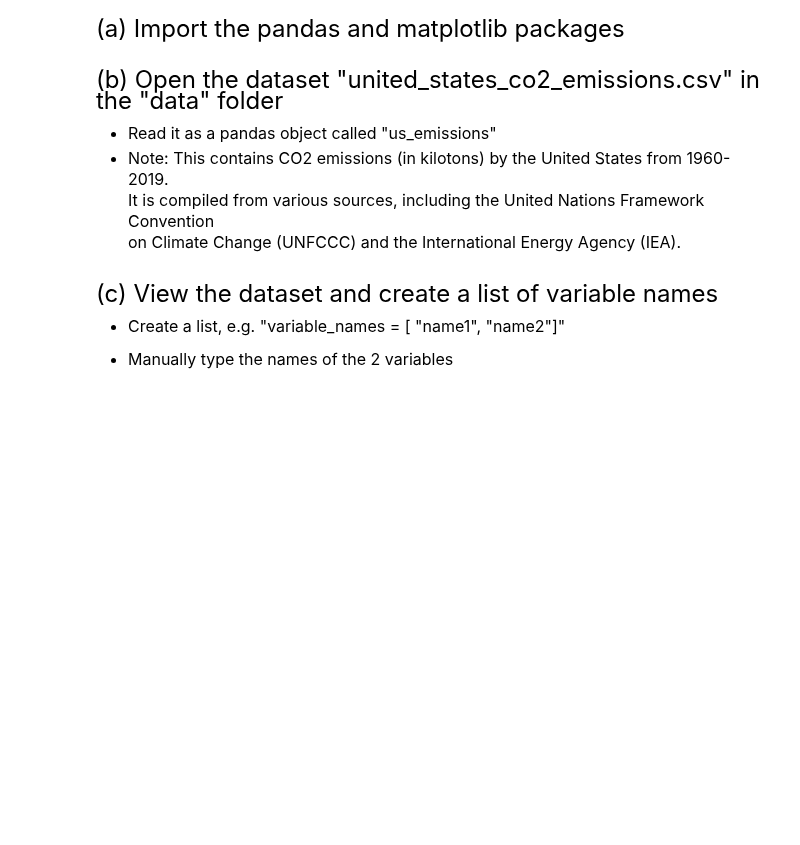
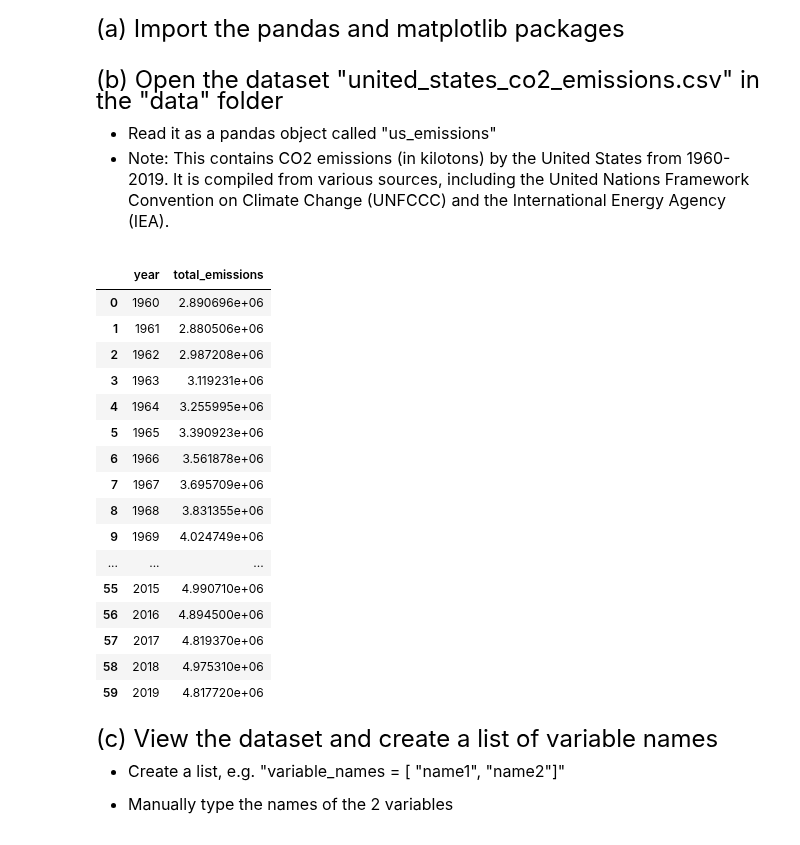
Before and after one commit to zoe-liu-724/qtm151spring2025, a Jupyter notebook: assignment 2/Assignment2.ipynb, the cells around one changed output. Saved outputs shown, nothing was run; the diff lists cells and outputs as text; code cells hidden in the pictures; blank space fills up the shorter version.

```diff
--- a/assignment 2/Assignment2.ipynb
+++ b/assignment 2/Assignment2.ipynb
@@ -26,6 +26,4 @@ import pandas as pd
 <font size = "3">
 
 - Read it as a pandas object called "us_emissions"
-- Note: This contains CO2 emissions (in kilotons) by the United States from 1960-2019. <br/>
-It is compiled from various sources, including the United Nations Framework Convention <br/>
-on Climate Change (UNFCCC) and the International Energy Agency (IEA).
+- Note: This contains CO2 emissions (in kilotons) by the United States from 1960-2019. It is compiled from various sources, including the United Nations Framework Convention on Climate Change (UNFCCC) and the International Energy Agency (IEA).
@@ -34,3 +30,25 @@ on Climate Change (UNFCCC) and the International Energy Agency (IEA).
+# %%
+# Write your answer
+us_emissions = pd.read_csv("/Users/snow.baby.msa.hinet.net2122/Desktop/School/College/Spring 2025/QTM 151L/qtm151spring2025/assignment 2/data/united_states_co2_emissions.csv")
+us_emissions
+# %% [output]
+|  | year | total_emissions |
+| 0 | 1960 | 2.890696e+06 |
+| 1 | 1961 | 2.880506e+06 |
+| 2 | 1962 | 2.987208e+06 |
+| 3 | 1963 | 3.119231e+06 |
+| 4 | 1964 | 3.255995e+06 |
+| 5 | 1965 | 3.390923e+06 |
+| 6 | 1966 | 3.561878e+06 |
+| 7 | 1967 | 3.695709e+06 |
+| 8 | 1968 | 3.831355e+06 |
+| 9 | 1969 | 4.024749e+06 |
+| ... | ... | ... |
+| 55 | 2015 | 4.990710e+06 |
+| 56 | 2016 | 4.894500e+06 |
+| 57 | 2017 | 4.819370e+06 |
+| 58 | 2018 | 4.975310e+06 |
+| 59 | 2019 | 4.817720e+06 |
 # %% [markdown]
 <font size = "5">
 
```
Also changed, not shown: parts of 7 cells of this notebook, 3 other files.
